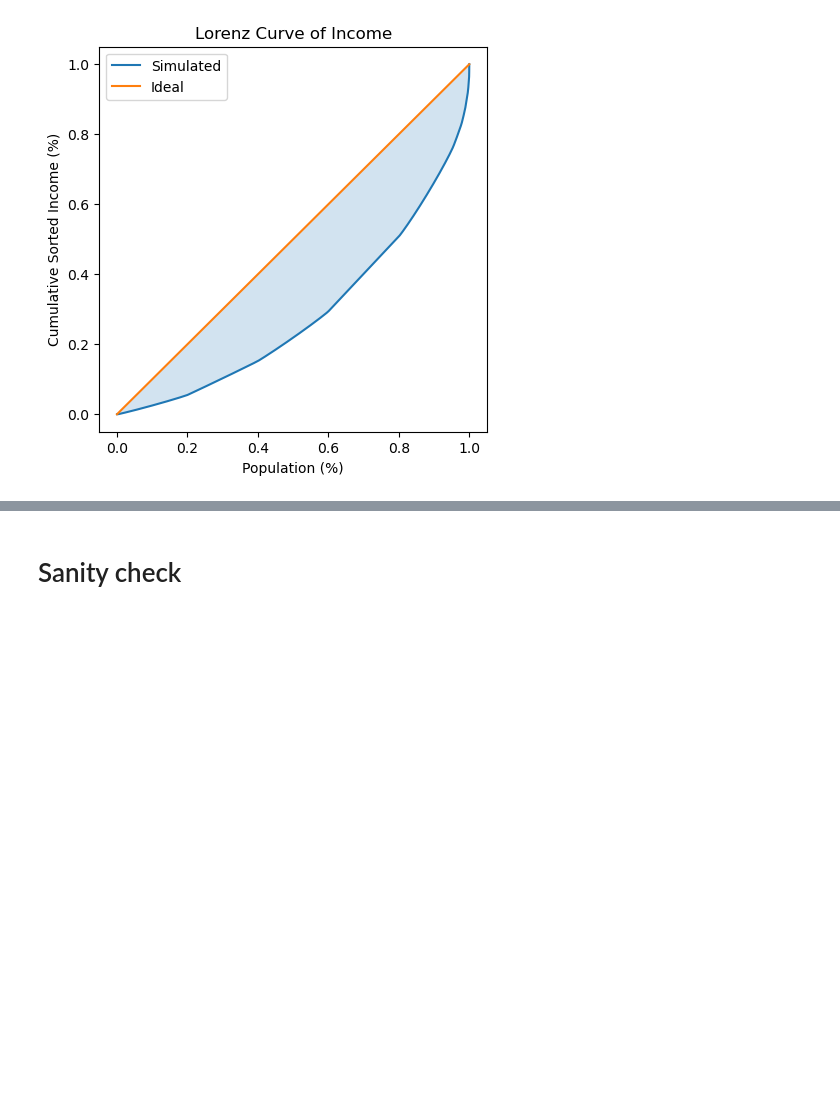
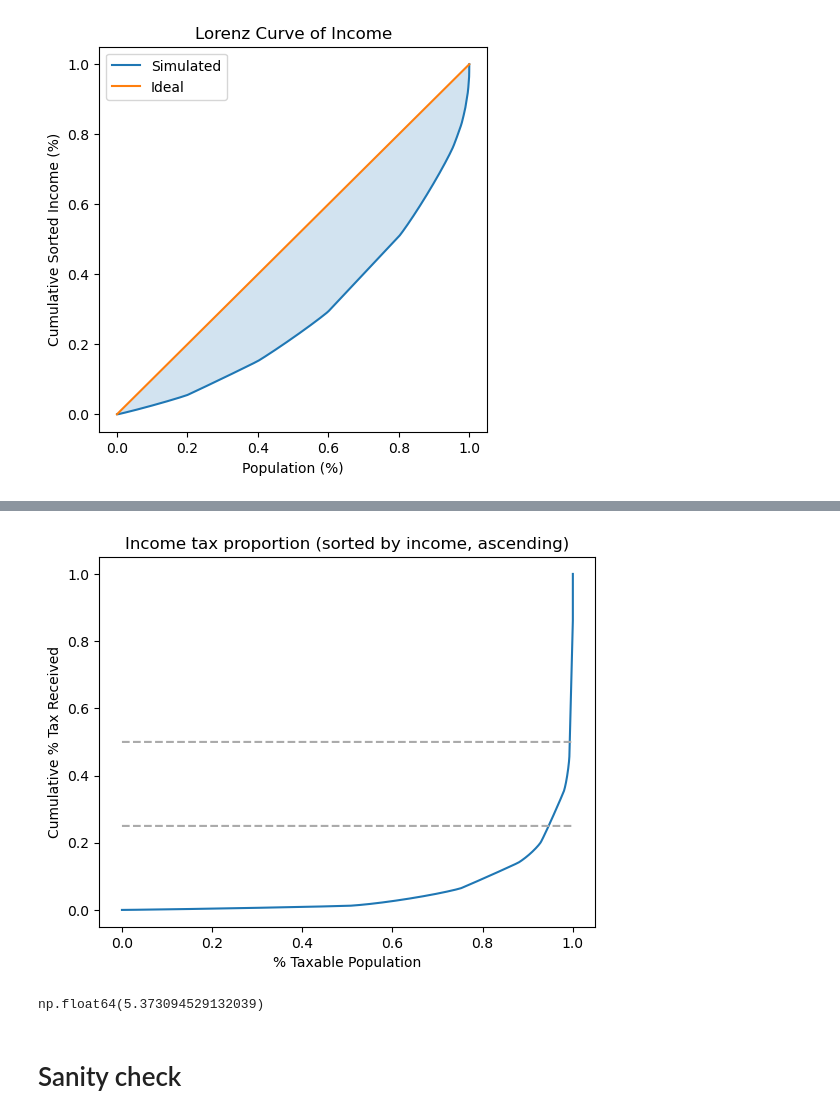
Before and after one commit to KittapatR/income-inequality, a Jupyter notebook: pareto.ipynb, the cells around one changed output, grey strips where cells are left out. Saved outputs shown, nothing was run; the diff lists cells and outputs as text; code cells hidden in the pictures; blank space fills up the shorter version.

```diff
--- a/pareto.ipynb
+++ b/pareto.ipynb
@@ -326,5 +326,34 @@ Simulated Income Distribution
 -------------------------------------------------------------------------------------------------------------------------------------------------------
 [figure]
+# %%
+income_before_tax = (rand_array / sum(rand_array) * SUM_MONEY / weight) - 160000
+
+def tax(x):
+    if x <= 150000: return 0
+    elif x <= 300000: return 0.05 * (x - 150000)
+    elif x <= 500000: return 7500 + 0.10 * (x - 300000)
+    elif x <= 750000: return 27500 + 0.15 * (x - 500000)
+    elif x <= 1000000: return 65000 + 0.20 * (x - 750000)
+    elif x <= 2000000: return 115000 + 0.25 * (x - 1000000)
+    elif x <= 5000000: return 365000 + 0.30 * (x - 2000000)
+    else: return 1265000 + 0.35 * (x - 1265000)
+
+tax_final = sorted(list(filter(lambda x: x > 0, list(map(lambda x: float(tax(x)), income_before_tax)))))
+tax_cumu = np.cumsum(tax_final) / sum(tax_final)
+
+plt.plot(np.linspace(0, 1, len(tax_cumu)), tax_cumu)
+plt.plot(np.linspace(0, 1, len(tax_cumu)), [0.25] * len(tax_cumu), c = "#AAAAAA", linestyle = "--")
+plt.plot(np.linspace(0, 1, len(tax_cumu)), [0.5] * len(tax_cumu), c = "#AAAAAA", linestyle = "--")
+plt.xlabel("% Taxable Population")
+plt.ylabel("Cumulative % Tax Received")
+plt.title("Income tax proportion (sorted by income, ascending)")
+plt.show()
+# %% [output]
+[figure, added]
+# %%
+sum(tax_cumu > 0.25) / len(tax_cumu) * 100
+# %% [output]
+np.float64(5.373094529132039)
 # %% [markdown]
 # Sanity check
 # %%
```
Also changed, not shown: parts of 1 cell of this notebook, 2 other files.
